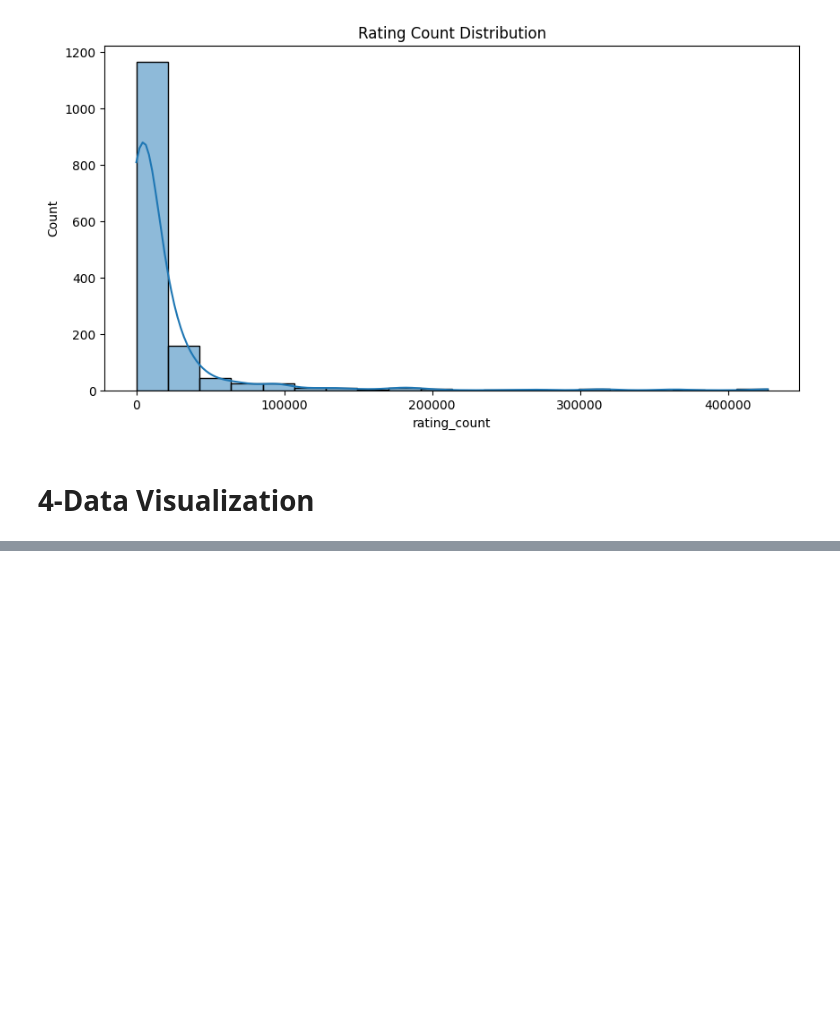
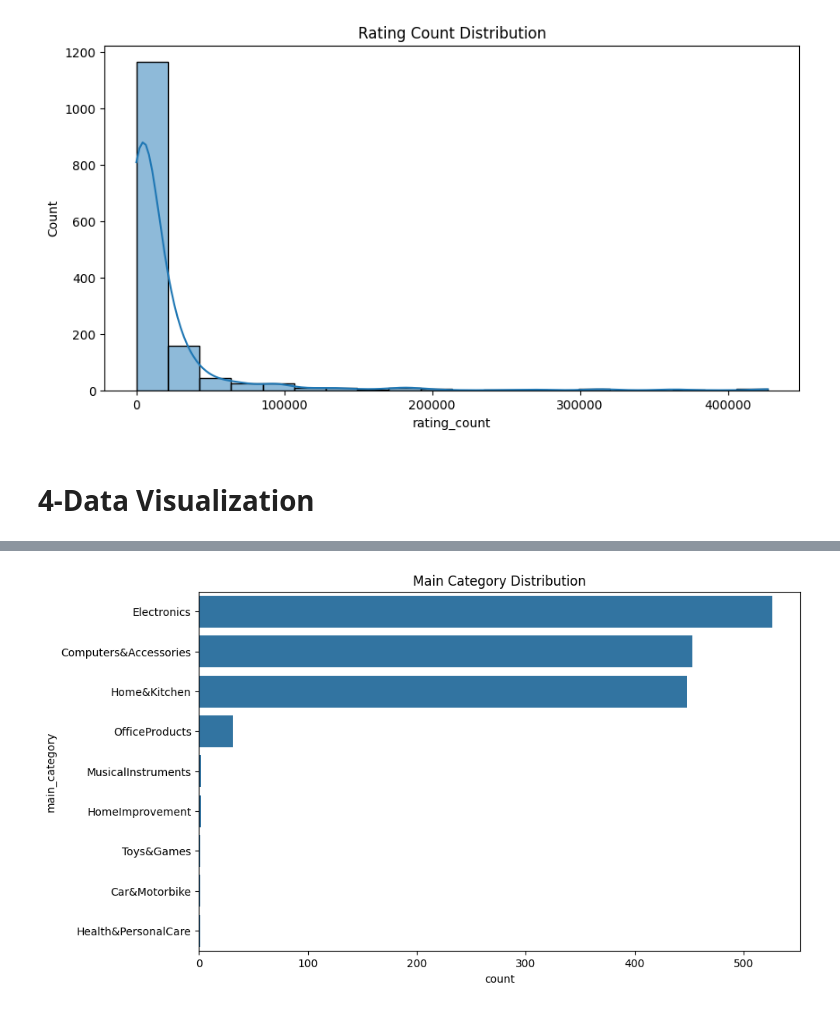
Before and after one commit to mosta3aGam2L/Amazon_EDA_project, a Jupyter notebook: notebooks/Amazon_EDA.ipynb, the cells around one changed output, grey strips where cells are left out. Cells and saved outputs as stored; diff of their text form; code cells hidden in the pictures; blank space fills up the shorter version.

```diff
--- a/notebooks/Amazon_EDA.ipynb
+++ b/notebooks/Amazon_EDA.ipynb
@@ -248,0 +255,8 @@ plt.show()
+# %%
+df['main_category'] = df['category'].apply(lambda x: x.split('|')[0])
+plt.figure(figsize=(10,6))
+sns.countplot(y='main_category', data=df, order=df['main_category'].value_counts().index)
+plt.title("Main Category Distribution")
+plt.show()
+# %% [output]
+[figure, added]
```
Also changed, not shown: parts of 24 cells of this notebook.
